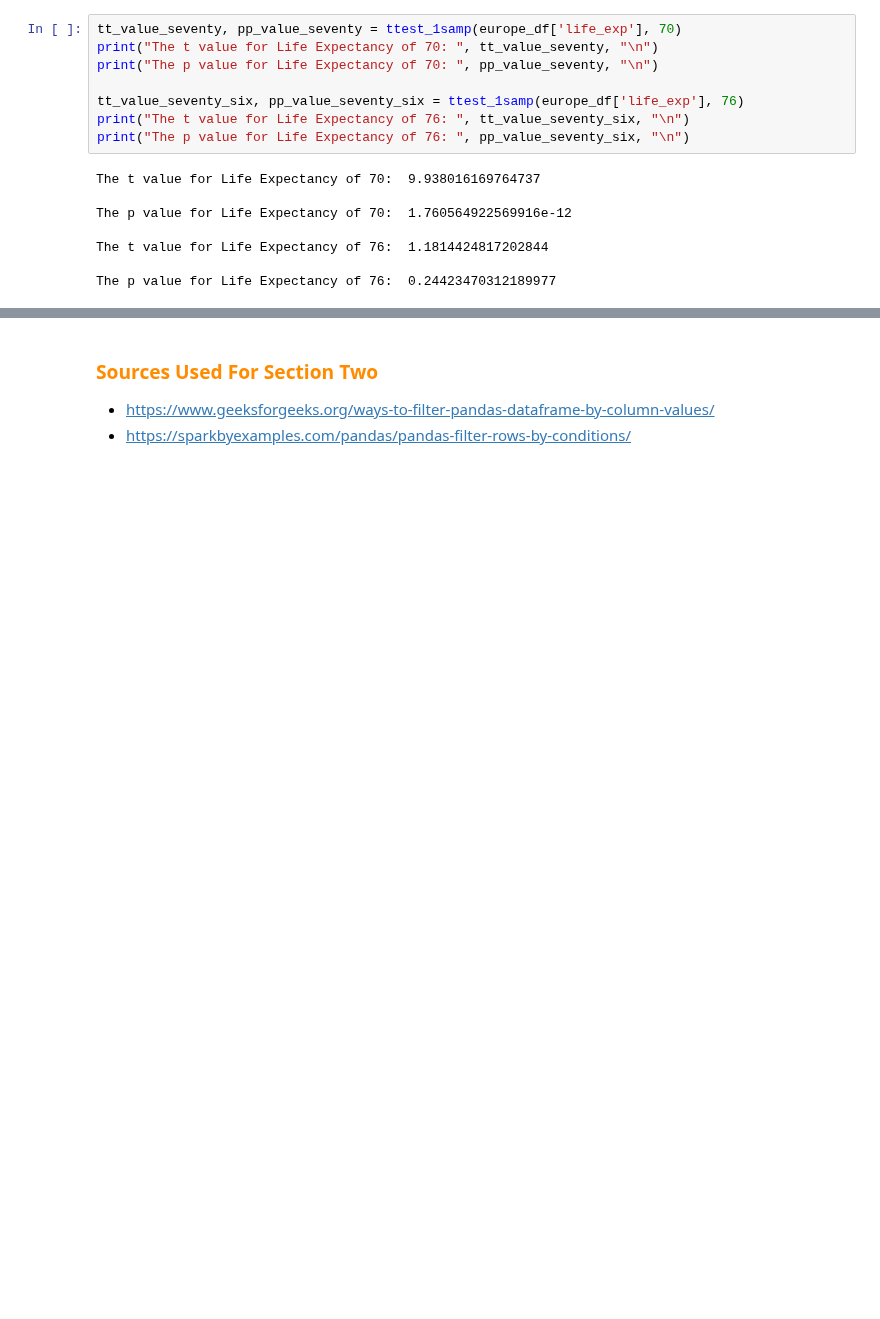
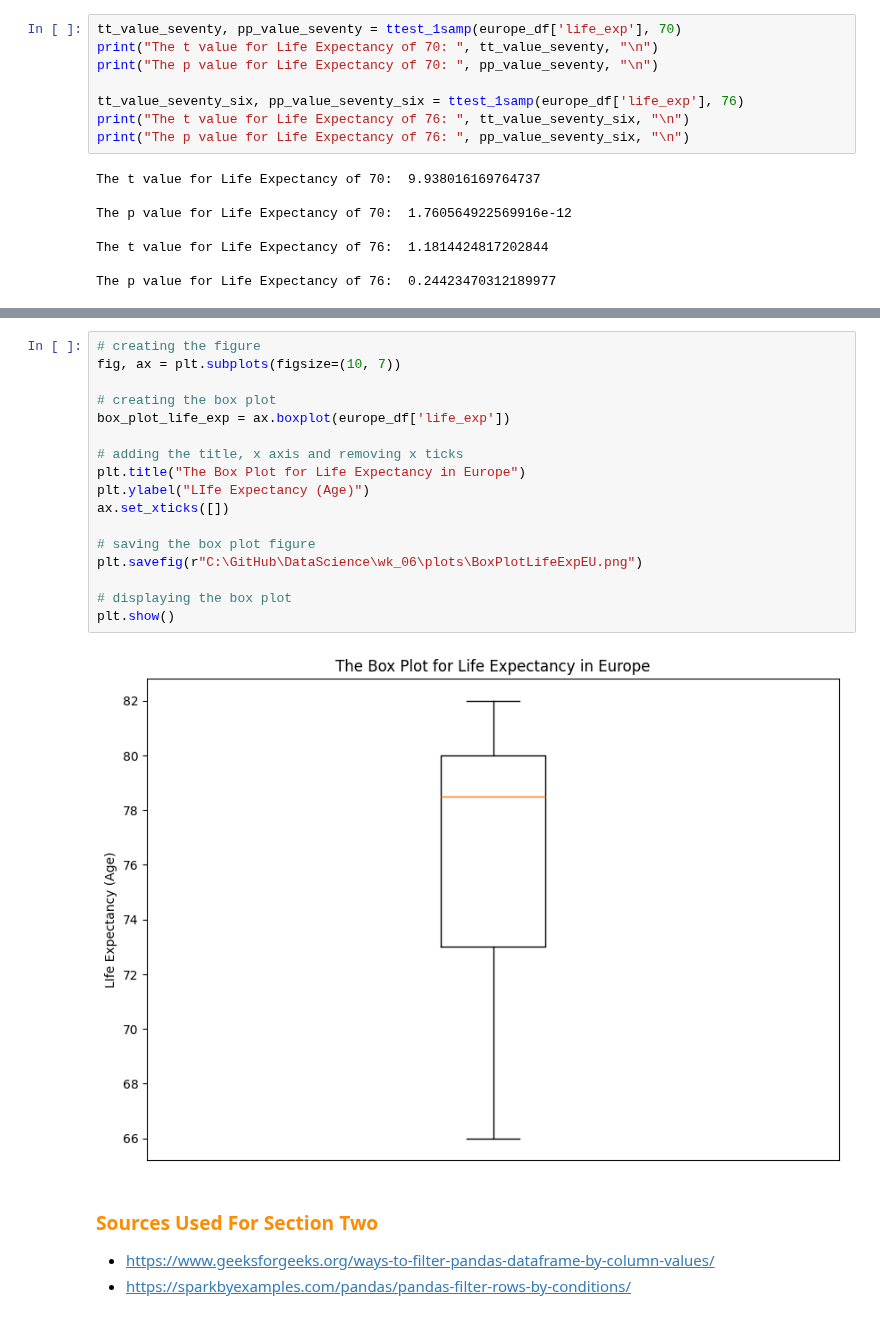
Before and after one commit to chowdhuryj-github/DataScienceDataAnalysis, a Jupyter notebook: wk_06/lab/Lab_5_JIC.ipynb, the cells around one changed output, grey strips where cells are left out. Saved outputs shown, nothing was run; the diff lists cells and outputs as text; blank space fills up the shorter version.

```diff
--- a/wk_06/lab/Lab_5_JIC.ipynb
+++ b/wk_06/lab/Lab_5_JIC.ipynb
@@ -274,3 +299,22 @@ The p value for Life Expectancy of 76:  0.24423470312189977
+# %%
+# creating the figure
+fig, ax = plt.subplots(figsize=(10, 7))
+
+# creating the box plot
+box_plot_life_exp = ax.boxplot(europe_df['life_exp'])
+
+# adding the title, x axis and removing x ticks
+plt.title("The Box Plot for Life Expectancy in Europe")
+plt.ylabel("LIfe Expectancy (Age)")
+ax.set_xticks([])
+
+# saving the box plot figure
+plt.savefig(r"C:\GitHub\DataScience\wk_06\plots\BoxPlotLifeExpEU.png")
+
+# displaying the box plot
+plt.show()
+# %% [output]
+[figure, added]
 # %% [markdown]
 ### <font color='#FF8C00'> Sources Used For Section Two </font>
 - https://www.geeksforgeeks.org/ways-to-filter-pandas-dataframe-by-column-values/
```
Also changed, not shown: parts of 10 cells of this notebook, 14 other files.
